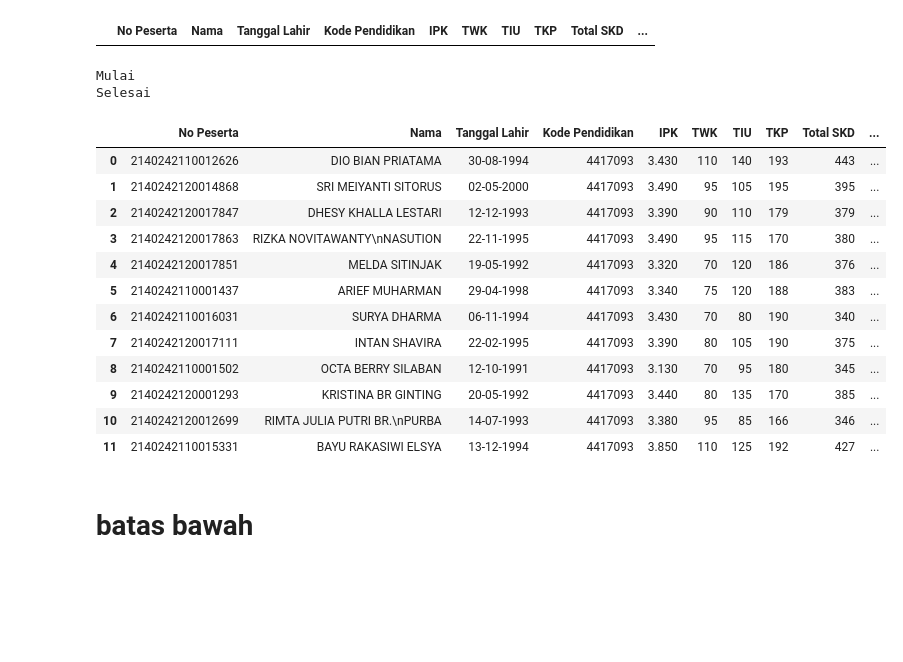
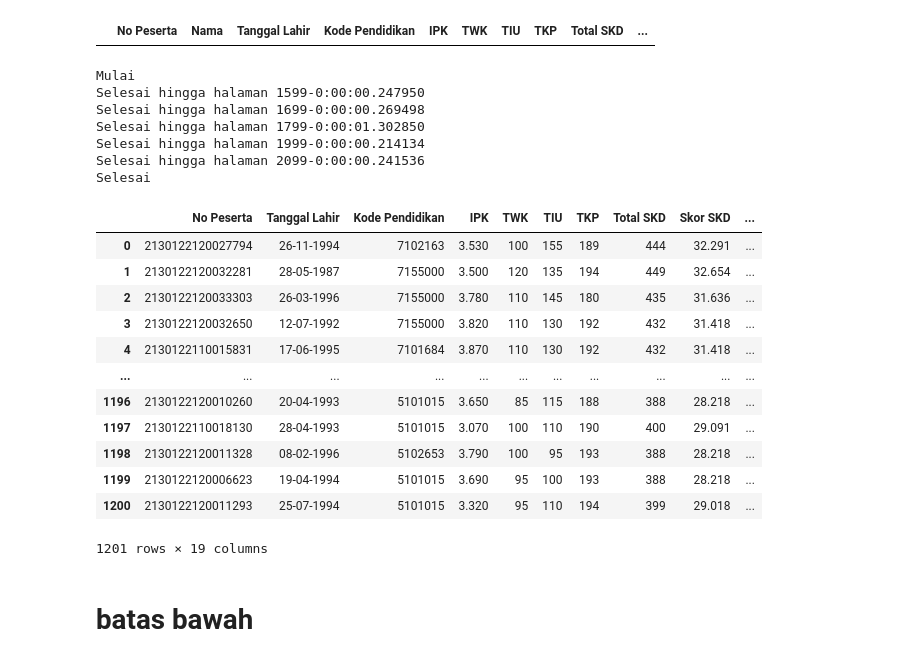
Before and after one commit to pokja0/extract-hasil-cpns, a Jupyter notebook: ekstrat pdf.ipynb, the cells around one changed output. Cells and saved outputs as stored; diff of their text form; code cells hidden in the pictures; blank space fills up the shorter version.

```diff
--- a/ekstrat pdf.ipynb
+++ b/ekstrat pdf.ipynb
@@ -6,7 +6,7 @@ import sys
 from itables import show
 import re
 # %%
-pdf = pdfplumber.open('pdf/kemen atr bpn.pdf')
+pdf = pdfplumber.open('pdf/PENGUMUMAN HASIL AKHIR CPNS KEMENAG TAHUN 2021 TAYANG.pdf')
 # %%
 df_tabel_rinci_fix = pd.DataFrame(columns = ['No Peserta', 'Nama', 'Tanggal Lahir', 'Kode Pendidikan', 'IPK',
                             'TWK', 'TIU', 'TKP', 'Total SKD', 'Skor SKD', 'Total SKB',
@@ -18,7 +18,7 @@ df_tabel_rinci_fix
 |  | No Peserta | Nama | Tanggal Lahir | Kode Pendidikan | IPK | TWK | TIU | TKP | Total SKD | ... |
 # %%
 print("Mulai")
-for i in range(3, 10): #2204
+for i in range(1500, 2204): #2204
     start_time = dt.datetime.now()
     tabel = pdf.pages[i].extract_tables()
     df_tabel_rinci = tabel[int(len(tabel)) - 1]  # Indeks 2 untuk tabel ketiga
@@ -81,7 +81,7 @@ for i in range(3, 10): #2204
 
         def cek_lokasi_formasi(teks):
             # Regex untuk menangkap semua teks setelah tanda '-'
-            match = re.search(r' - (.+)', teks)
+            match = re.search(r' - (.+?) \d+$', teks)
             if match:
                 return match.group(1)
             return None
@@ -133,22 +133,27 @@ for i in range(3, 10): #2204
 print("Selesai")
 # %% [output]
 Mulai
+Selesai hingga halaman 1599-0:00:00.247950
+Selesai hingga halaman 1699-0:00:00.269498
+Selesai hingga halaman 1799-0:00:01.302850
+Selesai hingga halaman 1999-0:00:00.214134
+Selesai hingga halaman 2099-0:00:00.241536
 Selesai
 # %%
-#df_tabel_rinci_fix = df_tabel_rinci_fix.drop(columns=['Nama'])
+df_tabel_rinci_fix = df_tabel_rinci_fix.drop(columns=['Nama'])
 df_tabel_rinci_fix
 # %% [output]
-|  | No Peserta | Nama | Tanggal Lahir | Kode Pendidikan | IPK | TWK | TIU | TKP | Total SKD | ... |
-| 0 | 2140242110012626 | DIO BIAN PRIATAMA | 30-08-1994 | 4417093 | 3.430 | 110 | 140 | 193 | 443 | ... |
-| 1 | 2140242120014868 | SRI MEIYANTI SITORUS | 02-05-2000 | 4417093 | 3.490 | 95 | 105 | 195 | 395 | ... |
-| 2 | 2140242120017847 | DHESY KHALLA LESTARI | 12-12-1993 | 4417093 | 3.390 | 90 | 110 | 179 | 379 | ... |
-| 3 | 2140242120017863 | RIZKA NOVITAWANTY\nNASUTION | 22-11-1995 | 4417093 | 3.490 | 95 | 115 | 170 | 380 | ... |
-| 4 | 2140242120017851 | MELDA SITINJAK | 19-05-1992 | 4417093 | 3.320 | 70 | 120 | 186 | 376 | ... |
-| 5 | 2140242110001437 | ARIEF MUHARMAN | 29-04-1998 | 4417093 | 3.340 | 75 | 120 | 188 | 383 | ... |
-| 6 | 2140242110016031 | SURYA DHARMA | 06-11-1994 | 4417093 | 3.430 | 70 | 80 | 190 | 340 | ... |
-| 7 | 2140242120017111 | INTAN SHAVIRA | 22-02-1995 | 4417093 | 3.390 | 80 | 105 | 190 | 375 | ... |
-| 8 | 2140242110001502 | OCTA BERRY SILABAN | 12-10-1991 | 4417093 | 3.130 | 70 | 95 | 180 | 345 | ... |
-| 9 | 2140242120001293 | KRISTINA BR GINTING | 20-05-1992 | 4417093 | 3.440 | 80 | 135 | 170 | 385 | ... |
-| 10 | 2140242120012699 | RIMTA JULIA PUTRI BR.\nPURBA | 14-07-1993 | 4417093 | 3.380 | 95 | 85 | 166 | 346 | ... |
-| 11 | 2140242110015331 | BAYU RAKASIWI ELSYA | 13-12-1994 | 4417093 | 3.850 | 110 | 125 | 192 | 427 | ... |
+|  | No Peserta | Tanggal Lahir | Kode Pendidikan | IPK | TWK | TIU | TKP | Total SKD | Skor SKD | ... |
+| 0 | 2130122120027794 | 26-11-1994 | 7102163 | 3.530 | 100 | 155 | 189 | 444 | 32.291 | ... |
+| 1 | 2130122120032281 | 28-05-1987 | 7155000 | 3.500 | 120 | 135 | 194 | 449 | 32.654 | ... |
+| 2 | 2130122120033303 | 26-03-1996 | 7155000 | 3.780 | 110 | 145 | 180 | 435 | 31.636 | ... |
+| 3 | 2130122120032650 | 12-07-1992 | 7155000 | 3.820 | 110 | 130 | 192 | 432 | 31.418 | ... |
+| 4 | 2130122110015831 | 17-06-1995 | 7101684 | 3.870 | 110 | 130 | 192 | 432 | 31.418 | ... |
+| ... | ... | ... | ... | ... | ... | ... | ... | ... | ... | ... |
+| 1196 | 2130122120010260 | 20-04-1993 | 5101015 | 3.650 | 85 | 115 | 188 | 388 | 28.218 | ... |
+| 1197 | 2130122110018130 | 28-04-1993 | 5101015 | 3.070 | 100 | 110 | 190 | 400 | 29.091 | ... |
+| 1198 | 2130122120011328 | 08-02-1996 | 5102653 | 3.790 | 100 | 95 | 193 | 388 | 28.218 | ... |
+| 1199 | 2130122120006623 | 19-04-1994 | 5101015 | 3.690 | 95 | 100 | 193 | 388 | 28.218 | ... |
+| 1200 | 2130122120011293 | 25-07-1994 | 5101015 | 3.320 | 95 | 110 | 194 | 399 | 29.018 | ... |
+1201 rows × 19 columns
 # %%
```
Also changed, not shown: parts of 1 cell of this notebook, 12 other files.
